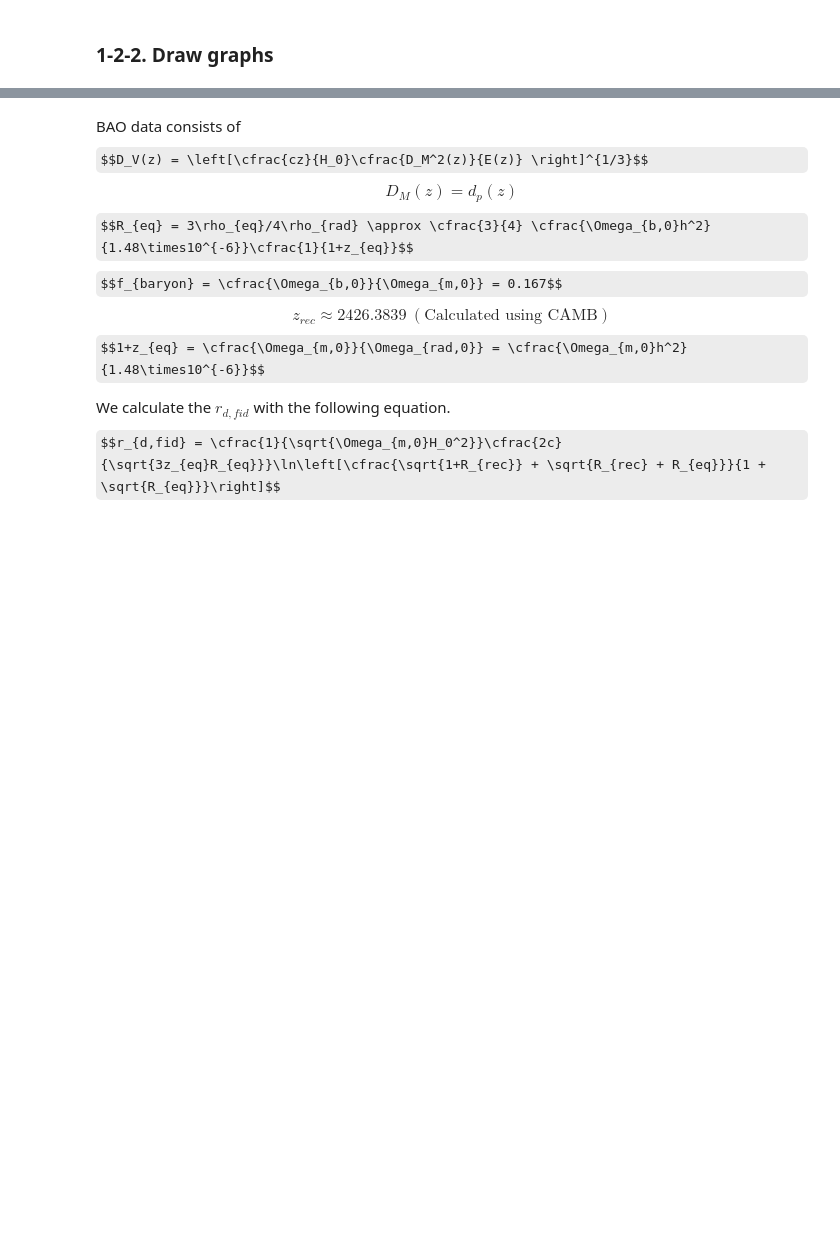
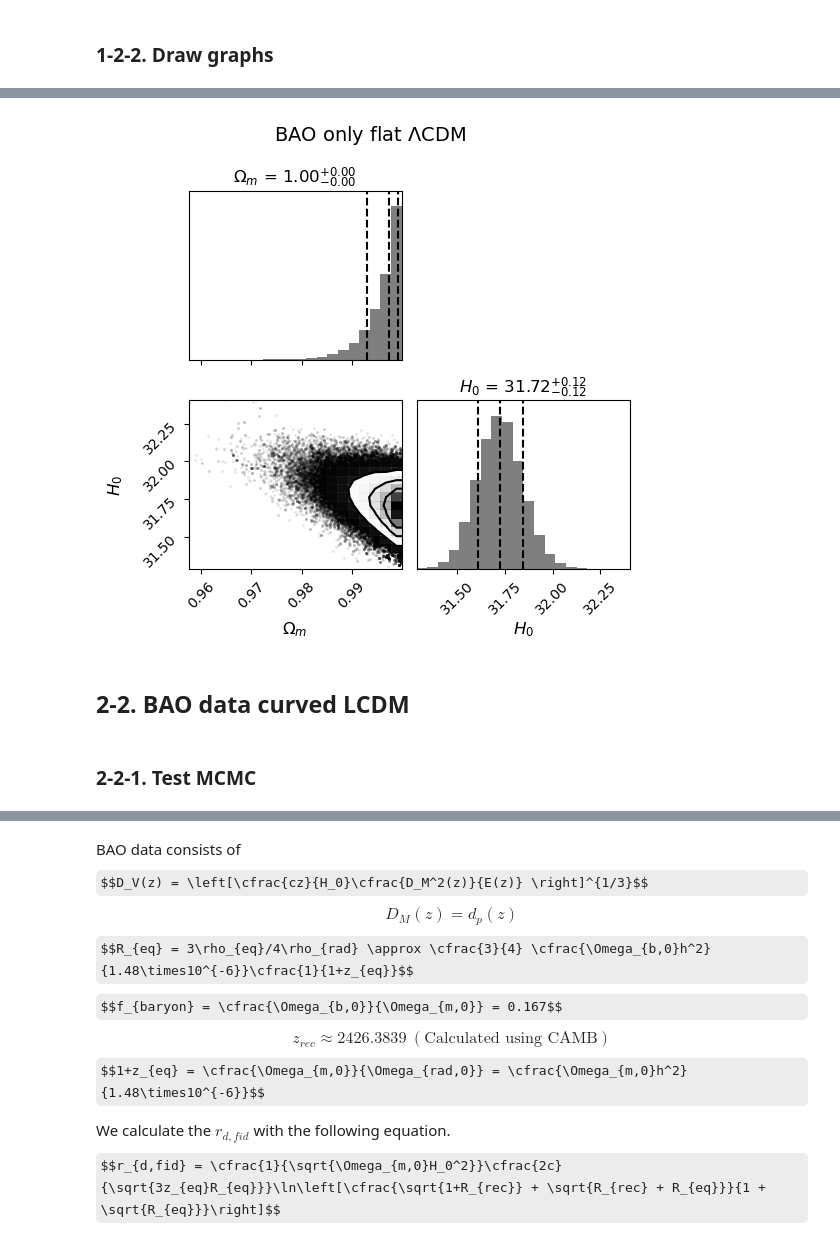
Before and after one commit to john1256/KASI_Ms, a Jupyter notebook: 2025/Field_research/Midterm_proj2_analmarg.ipynb, the cells around one changed output, grey strips where cells are left out. Cells and saved outputs as stored; diff of their text form; code cells hidden in the pictures; some formulas as TeX source; blank space fills up the shorter version.

```diff
--- a/2025/Field_research/Midterm_proj2_analmarg.ipynb
+++ b/2025/Field_research/Midterm_proj2_analmarg.ipynb
@@ -152,0 +214,12 @@ fig.tight_layout()
+# %%
+arr = MCMC_fin[:2].T
+fig = corner.corner(arr, labels=[r'$\Omega_m$', r'$H_0$'], quantiles=[0.16, 0.5, 0.84],show_titles=True, title_kwargs={"fontsize": 12}, label_kwargs={"fontsize": 12}, hist_kwargs={"histtype": "stepfilled", "alpha": 0.5})
+_ = fig.suptitle(r'BAO only flat $\Lambda$CDM', fontsize=14)
+fig.tight_layout()
+plt.savefig('./Figs/corner_flat_BAO.png', dpi=300, bbox_inches='tight')
+# %% [output]
+[figure, added]
+# %% [markdown]
+## 2-2. BAO data curved LCDM
+# %% [markdown]
+### 2-2-1. Test MCMC
```
Also changed, not shown: parts of 40 cells of this notebook, 40 other files.
